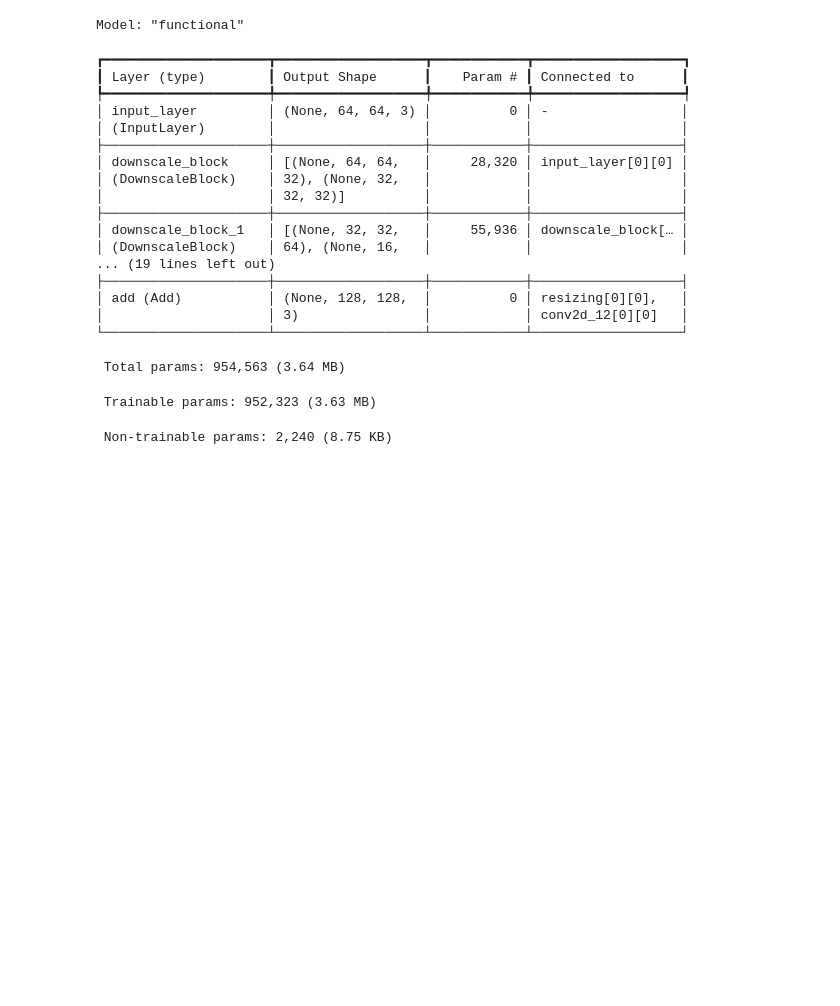
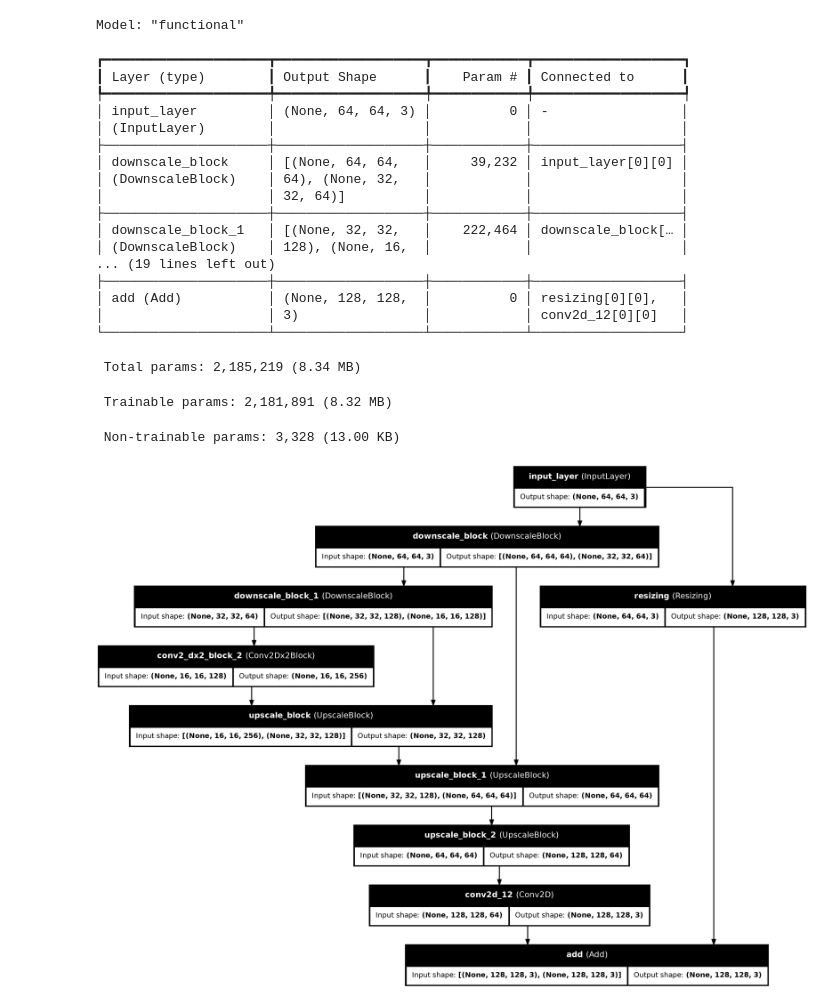
Before and after one commit to andreasvonvogt/cv-course-project, a Jupyter notebook: upscale2x.ipynb, the cells around one changed output. Drawn from its saved outputs; the diff is of its cells as text; code cells hidden in the pictures; blank space fills up the shorter version.

```diff
--- a/upscale2x.ipynb
+++ b/upscale2x.ipynb
@@ -108,7 +113,31 @@ class BottleneckSkipModel(ModelBase):
         base = Resizing(128, 128, interpolation="bicubic")(inputs)
         return Add()([base, residual])
 
-model = BottleneckSkipModel()
+class OptimizableModel(ModelBase):
+    def __init__(self, filters=32, filters_last=128, kernel_size=3, kernel_size_add=2):
+        self.filters = filters
+        self.filters_last = filters_last
+        self.kernel_size = kernel_size
+        self.kernel_size_add = kernel_size_add
+        super().__init__(f'opt_{filters}_{filters_last}_{kernel_size}', batch_size=16)
+
+    def create(self, inputs):
+        filters = [self.filters, self.filters * 2, self.filters * 4]
+        x1, p = DownscaleBlock(filters[0], kernel_size=self.kernel_size+self.kernel_size_add)(inputs)
+        x2, p = DownscaleBlock(filters[1], kernel_size=self.kernel_size)(p)
+
+        x = Conv2Dx2Block(filters[2])(p)
+
+        x = UpscaleBlock(filters[1], concat=True, kernel_size=self.kernel_size)(x, x2)
+        x = UpscaleBlock(filters[0], concat=True, kernel_size=self.kernel_size+self.kernel_size_add)(x, x1)
+
+        x = UpscaleBlock(self.filters_last)(x)
+
+        residual = Conv2D(3, kernel_size=1, padding="same", activation=None, kernel_initializer=keras.initializers.RandomNormal(stddev=1e-3), bias_initializer="zeros")(x)
+        base = Resizing(128, 128, interpolation="bicubic")(inputs)
+        return Add()([base, residual])
+
+model = OptimizableModel(64, 64, 3, 0)
 model.summary()
 # %% [output]
 Model: "functional"
@@ -118,20 +147,24 @@ Model: "functional"
 │ input_layer         │ (None, 64, 64, 3) │          0 │ -                 │
 │ (InputLayer)        │                   │            │                   │
 ├─────────────────────┼───────────────────┼────────────┼───────────────────┤
-│ downscale_block     │ [(None, 64, 64,   │     28,320 │ input_layer[0][0] │
-│ (DownscaleBlock)    │ 32), (None, 32,   │            │                   │
-│                     │ 32, 32)]          │            │                   │
+│ downscale_block     │ [(None, 64, 64,   │     39,232 │ input_layer[0][0] │
+│ (DownscaleBlock)    │ 64), (None, 32,   │            │                   │
+│                     │ 32, 64)]          │            │                   │
 ├─────────────────────┼───────────────────┼────────────┼───────────────────┤
-│ downscale_block_1   │ [(None, 32, 32,   │     55,936 │ downscale_block[… │
-│ (DownscaleBlock)    │ 64), (None, 16,   │            │                   │
+│ downscale_block_1   │ [(None, 32, 32,   │    222,464 │ downscale_block[… │
+│ (DownscaleBlock)    │ 128), (None, 16,  │            │                   │
 ... (19 lines left out)
 ├─────────────────────┼───────────────────┼────────────┼───────────────────┤
 │ add (Add)           │ (None, 128, 128,  │          0 │ resizing[0][0],   │
 │                     │ 3)                │            │ conv2d_12[0][0]   │
 └─────────────────────┴───────────────────┴────────────┴───────────────────┘
- Total params: 954,563 (3.64 MB)
+ Total params: 2,185,219 (8.34 MB)
- Trainable params: 952,323 (3.63 MB)
+ Trainable params: 2,181,891 (8.32 MB)
- Non-trainable params: 2,240 (8.75 KB)
+ Non-trainable params: 3,328 (13.00 KB)
+# %%
+keras.utils.plot_model(model.model, to_file="model.png", show_shapes=True, show_layer_names=True)
+# %% [output]
+[figure, added]
 # %%
 history = model.fit()
 # %% [output]
```
Also changed, not shown: parts of 6 cells of this notebook.
